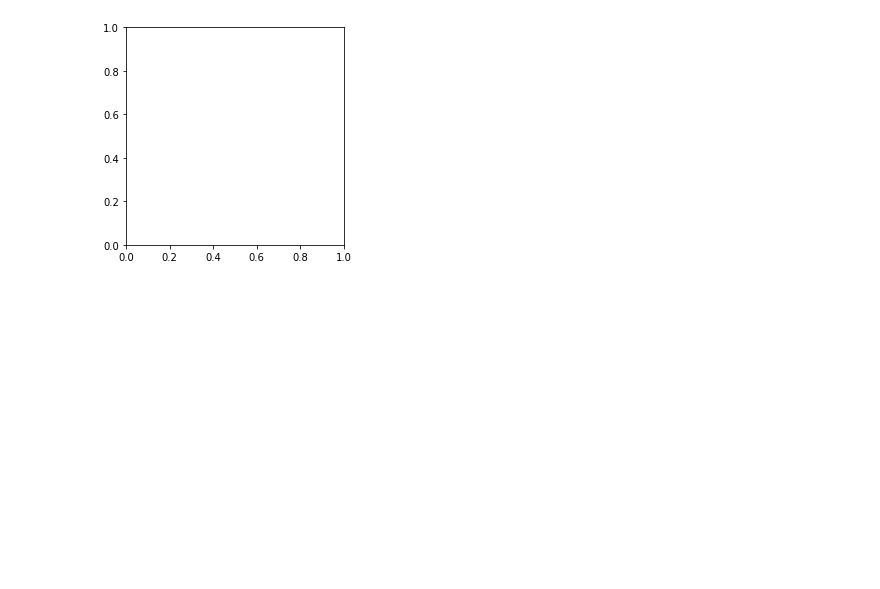
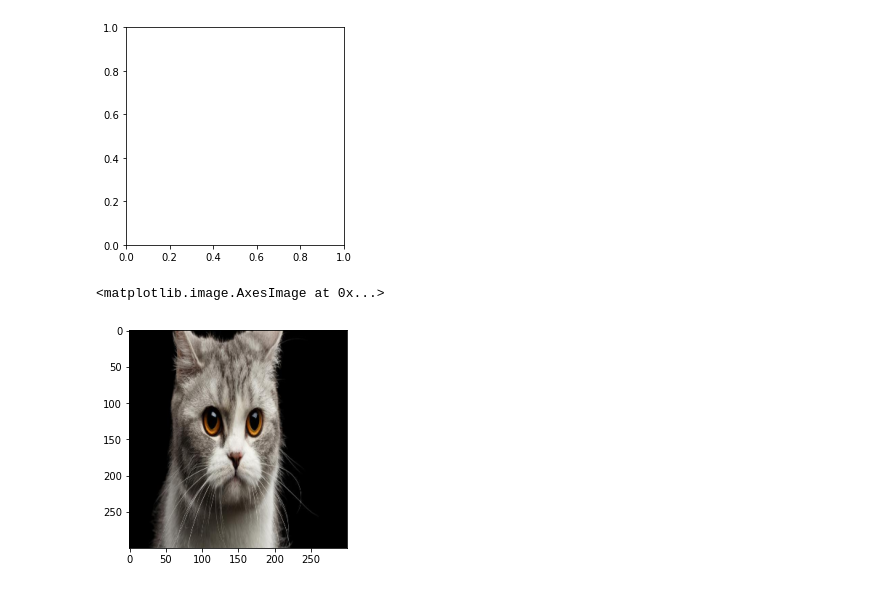
Before and after one commit to MohWikiDarmawan07/PCVK, a Jupyter notebook: week2.ipynb, the cells around one changed output. Drawn from its saved outputs; the diff is of its cells as text; code cells hidden in the pictures; blank space fills up the shorter version.

```diff
--- a/week2.ipynb
+++ b/week2.ipynb
@@ -156,3 +182,9 @@ plt.imshow(wiki_red, cmap='red')
 # %% [output]
 ValueError: ignored
 [figure]
+# %%
+wiki4 = cv.resize(cv.cvtColor(wiki,cv.COLOR_BGR2RGB), (300,300))
+plt.imshow(wiki4)
+# %% [output]
+<matplotlib.image.AxesImage at 0x...>
+[figure, added]
```
Also changed, not shown: parts of 5 cells of this notebook.
